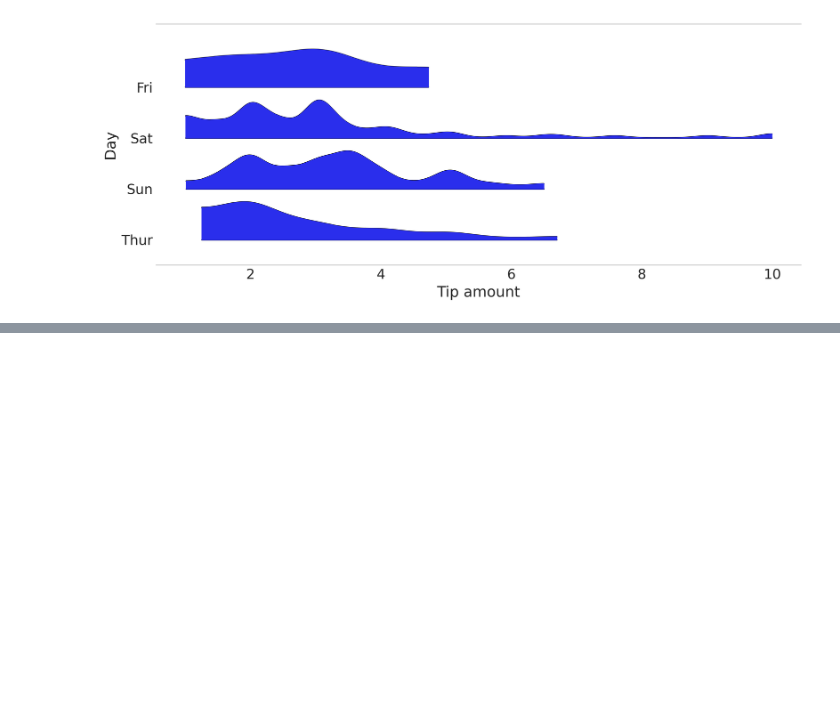
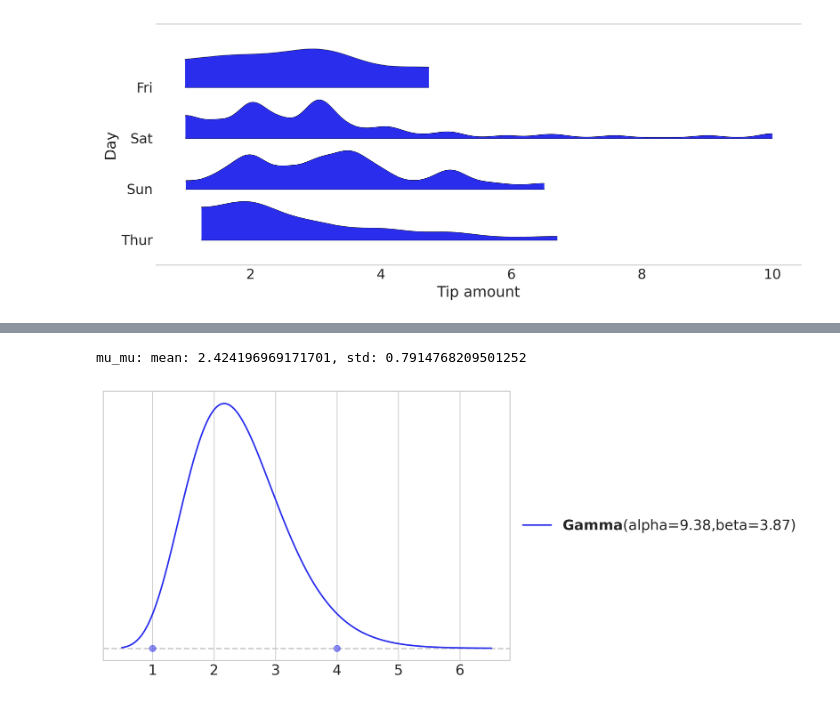
Before and after one commit to opherdonchin/StatisticalComputationAndAnalysis, a Jupyter notebook: Notebooks/Lecture07_HierarchicalModels.ipynb, the cells around one changed output, grey strips where cells are left out. Drawn from its saved outputs; the diff is of its cells as text; code cells hidden in the pictures; blank space fills up the shorter version.

```diff
--- a/Notebooks/Lecture07_HierarchicalModels.ipynb
+++ b/Notebooks/Lecture07_HierarchicalModels.ipynb
@@ -94,0 +104,7 @@ plt.show()
+# %%
+gma = pz.Gamma()
+pz.maxent(gma, lower=1, upper=4, mass=0.95)
+print(f"mu_mu: mean: {gma.mean()}, std: {gma.std()}")
+# %% [output]
+mu_mu: mean: 2.424196969171701, std: 0.7914768209501252
+[figure, added]
```
Also changed, not shown: parts of 8 cells of this notebook, 1 other file.
